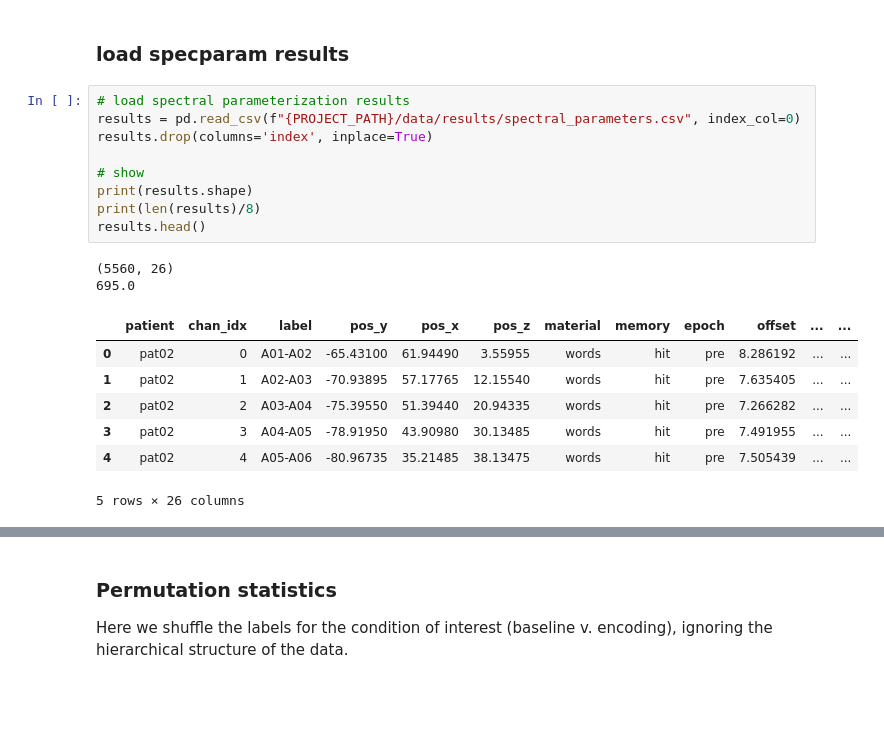
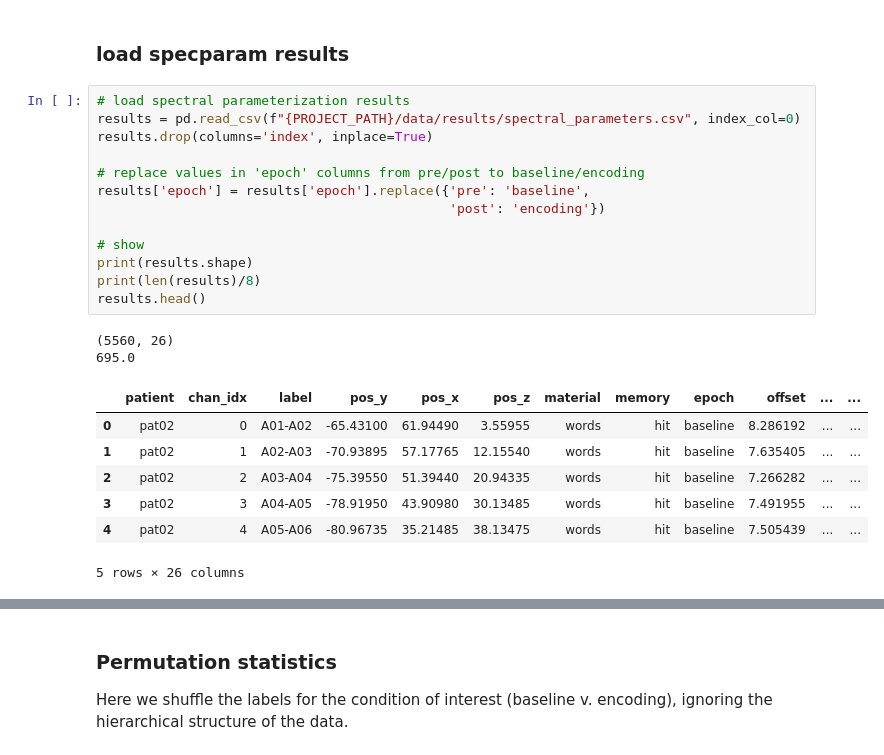
Before and after one commit to voytekresearch/oscillation_vs_exponent, a Jupyter notebook: notebooks/hierarchical_bootstrap.ipynb, the cells around one changed output, grey strips where cells are left out. Drawn from its saved outputs; the diff is of its cells as text; blank space fills up the shorter version.

```diff
--- a/notebooks/hierarchical_bootstrap.ipynb
+++ b/notebooks/hierarchical_bootstrap.ipynb
@@ -36,21 +36,25 @@ plt.style.use('../mplstyle/default.mplstyle')
 # %%
 # load spectral parameterization results
 results = pd.read_csv(f"{PROJECT_PATH}/data/results/spectral_parameters.csv", index_col=0)
 results.drop(columns='index', inplace=True)
 
+# replace values in 'epoch' columns from pre/post to baseline/encoding
+results['epoch'] = results['epoch'].replace({'pre': 'baseline',
+                                             'post': 'encoding'})
+
 # show
 print(results.shape)
 print(len(results)/8)
 results.head()
 # %% [output]
 (5560, 26)
 695.0
 |  | patient | chan_idx | label | pos_y | pos_x | pos_z | material | memory | epoch | offset | ... | ... |
-| 0 | pat02 | 0 | A01-A02 | -65.43100 | 61.94490 | 3.55955 | words | hit | pre | 8.286192 | ... | ... |
-| 1 | pat02 | 1 | A02-A03 | -70.93895 | 57.17765 | 12.15540 | words | hit | pre | 7.635405 | ... | ... |
-| 2 | pat02 | 2 | A03-A04 | -75.39550 | 51.39440 | 20.94335 | words | hit | pre | 7.266282 | ... | ... |
-| 3 | pat02 | 3 | A04-A05 | -78.91950 | 43.90980 | 30.13485 | words | hit | pre | 7.491955 | ... | ... |
-| 4 | pat02 | 4 | A05-A06 | -80.96735 | 35.21485 | 38.13475 | words | hit | pre | 7.505439 | ... | ... |
+| 0 | pat02 | 0 | A01-A02 | -65.43100 | 61.94490 | 3.55955 | words | hit | baseline | 8.286192 | ... | ... |
+| 1 | pat02 | 1 | A02-A03 | -70.93895 | 57.17765 | 12.15540 | words | hit | baseline | 7.635405 | ... | ... |
+| 2 | pat02 | 2 | A03-A04 | -75.39550 | 51.39440 | 20.94335 | words | hit | baseline | 7.266282 | ... | ... |
+| 3 | pat02 | 3 | A04-A05 | -78.91950 | 43.90980 | 30.13485 | words | hit | baseline | 7.491955 | ... | ... |
+| 4 | pat02 | 4 | A05-A06 | -80.96735 | 35.21485 | 38.13475 | words | hit | baseline | 7.505439 | ... | ... |
 5 rows × 26 columns
 # %%
 # get results for task-modulated channels only
```
Also changed, not shown: parts of 4 cells of this notebook.
